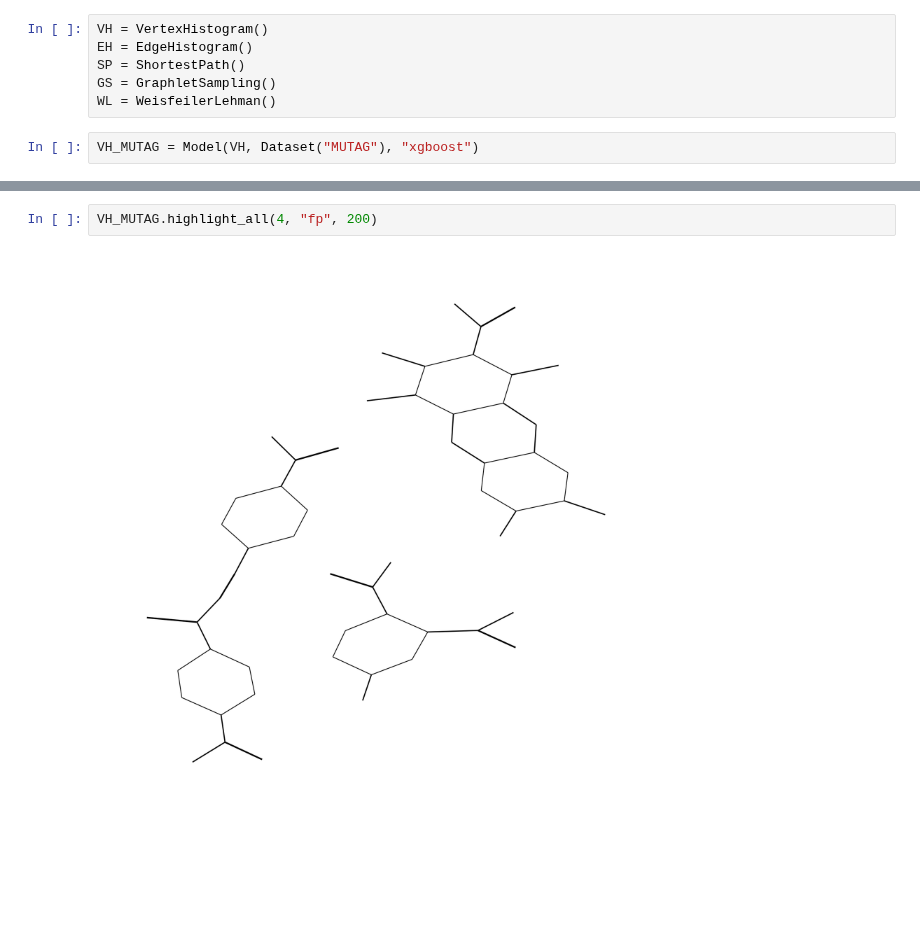
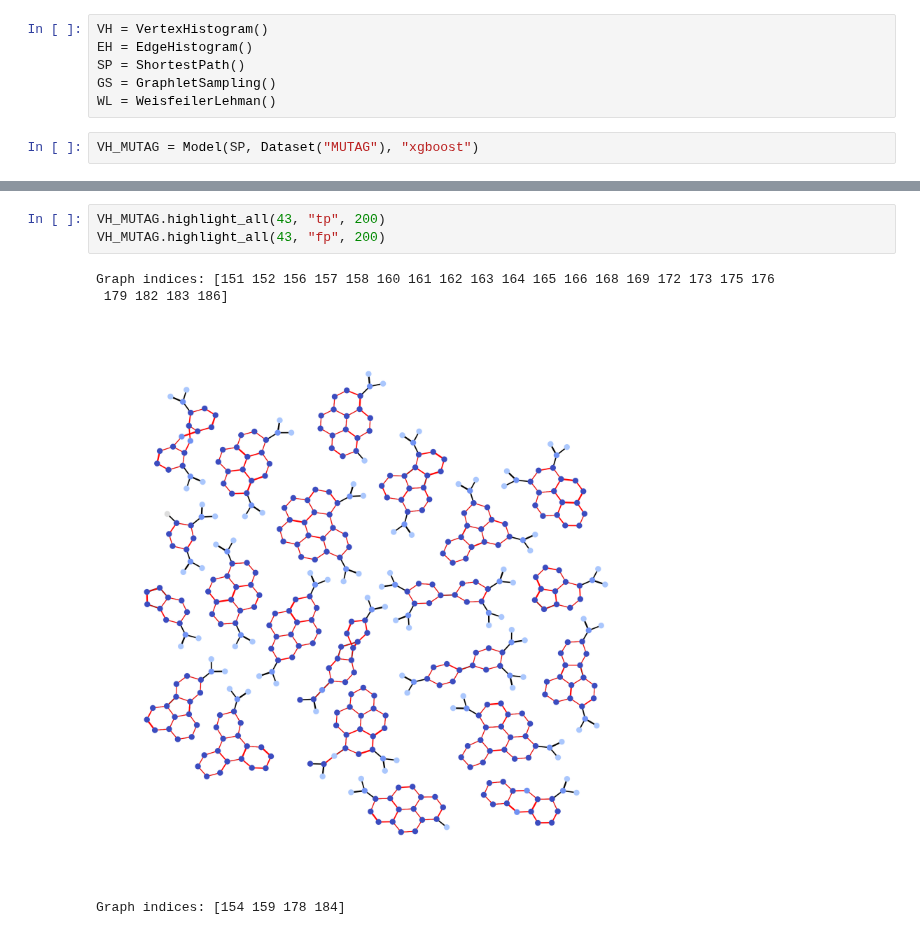
Before and after one commit to congrendai/MSc_Individual_Project, a Jupyter notebook: shap.ipynb, the cells around one changed output, grey strips where cells are left out. Saved outputs shown, nothing was run; the diff lists cells and outputs as text; blank space fills up the shorter version.

```diff
--- a/shap.ipynb
+++ b/shap.ipynb
@@ -11,4 +11,4 @@ SP = ShortestPath()
 GS = GraphletSampling()
 WL = WeisfeilerLehman()
 # %%
-VH_MUTAG = Model(VH, Dataset("MUTAG"), "xgboost")
+VH_MUTAG = Model(SP, Dataset("MUTAG"), "xgboost")
@@ -18,4 +22,8 @@ VH_MUTAG = Model(VH, Dataset("MUTAG"), "xgboost")
 # %%
-VH_MUTAG.highlight_all(4, "fp", 200)
+VH_MUTAG.highlight_all(43, "tp", 200)
+VH_MUTAG.highlight_all(43, "fp", 200)
 # %% [output]
+Graph indices: [151 152 156 157 158 160 161 162 163 164 165 166 168 169 172 173 175 176
+ 179 182 183 186]
-[figure, old version]
+[figure, new version]
+Graph indices: [154 159 178 184]
```
Also changed, not shown: parts of 4 cells of this notebook, 4 other files.
